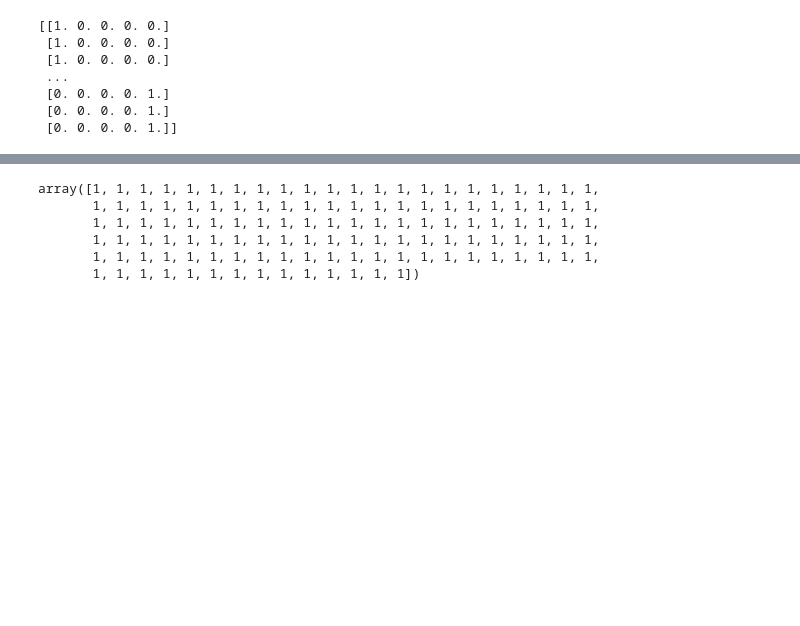
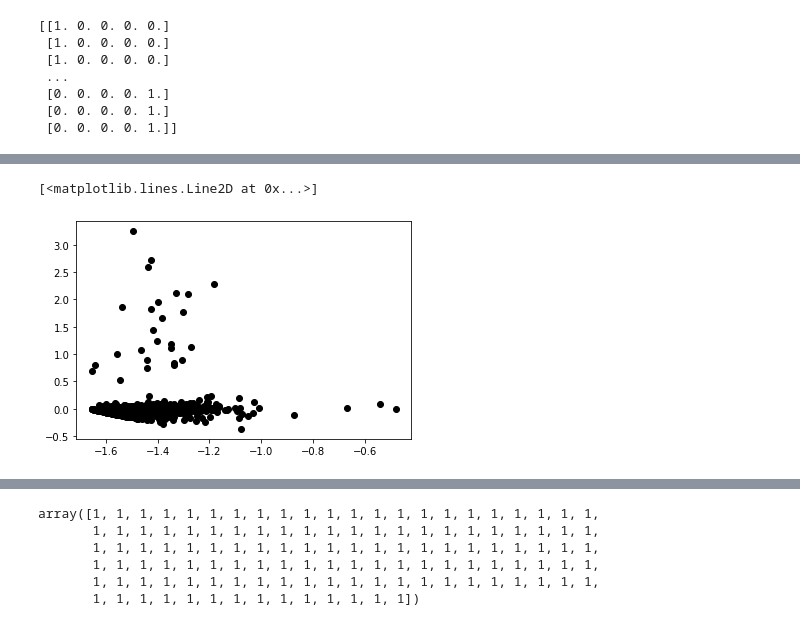
Before and after one commit to ShawnKS/Transportation-Mode-Identification-with-UnsupervisedLearning, a Jupyter notebook: AE_feature_engineering/Untitled.ipynb, the cells around one changed output, grey strips where cells are left out. Saved outputs shown, nothing was run; the diff lists cells and outputs as text; code cells hidden in the pictures; blank space fills up the shorter version.

```diff
--- a/AE_feature_engineering/Untitled.ipynb
+++ b/AE_feature_engineering/Untitled.ipynb
@@ -84,0 +120,5 @@ print(Train_Y)
+# %%
+plt.plot(origin_pca[encode_label==0,0],origin_pca[encode_label==0,1],'o',color='black')
+# %% [output]
+[<matplotlib.lines.Line2D at 0x...>]
+[figure, added]
```
Also changed, not shown: parts of 19 cells of this notebook, 8 other files.
